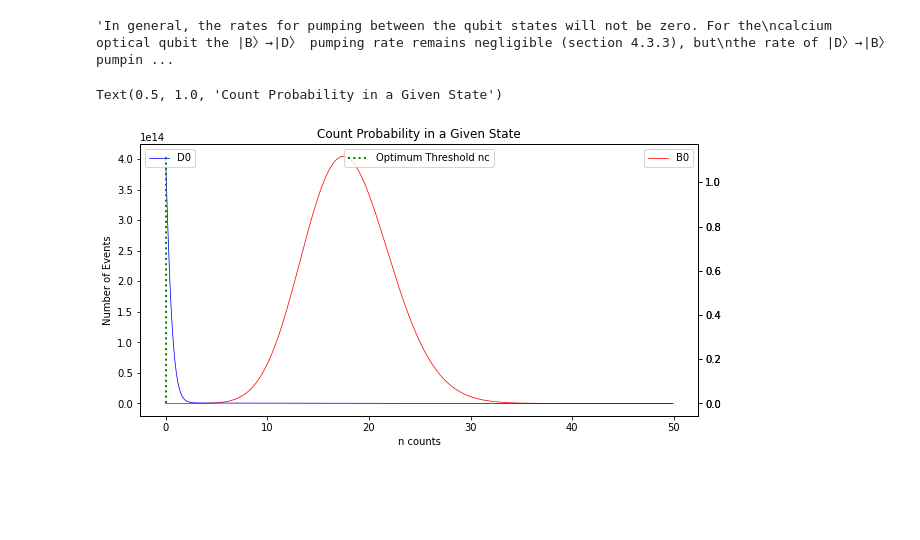
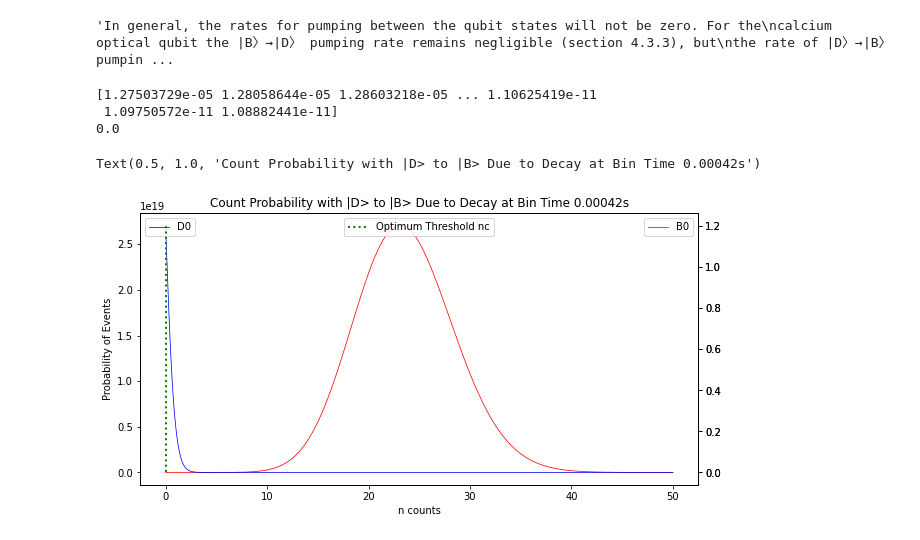
Before and after one commit to seangarn32/Trapped-Ion-Error-Model, a Jupyter notebook: SQR Error Model/Ca40ModelPumping.ipynb, the cells around one changed output. Saved outputs shown, nothing was run; the diff lists cells and outputs as text; code cells hidden in the pictures; blank space fills up the shorter version.

```diff
--- a/SQR Error Model/Ca40ModelPumping.ipynb
+++ b/SQR Error Model/Ca40ModelPumping.ipynb
@@ -48,18 +48,19 @@ def Bo(N, Bmean):
     x = (np.power(Bmean,N)) * (np.exp(Bmean)) / spec.factorial(N)
     return x
 
-def Do(Dmean,N,RB,RD,tb,tau):
+def Do(N, Dmean,RB,RD,tb,tau):
     x = (np.e**(-tb/tau) * ((Dmean)**N) * (np.exp(Dmean)) / spec.factorial(N)) + Xo(N,RB,RD,tb,tau)
     return x
-
-def X_integrand(l,n,RB,RD,tau,tb):
-    return (1/(RB*tau))*np.exp((l-((RD+RB)*tb))/(RB*tau))*np.power(l,n)*np.exp(-l)/spec.factorial(n)
 
 def Xo(N,RB,RD,tb,tau):
     X0 = []
     for n in N:
         X0 = np.append(X0, (integrate.quad(X_integrand, RD*tb, (RB+RD)*tb, args=(n,RB,RD,tau,tb)))[0])
+    print(X0)
     return X0
+
+def X_integrand(l,n,RB,RD,tau,tb):
+    return (1/(RB*tau))*np.exp((l-((RD+RB)*tb))/(RB*tau))*np.power(l,n)*np.exp(-l)/spec.factorial(n)
 # %%
 #Variables
 
@@ -67,67 +68,68 @@ def Xo(N,RB,RD,tb,tau):
 #RB = 55800 s−1
 #RD = 442 s−1
 #tb = 420 us = .00042
-#n = counts
+
 #nc = diferentiation counts
 
-n = 50
-
+#n = counts
+nMax = 50
 #Bright state fluoresence rate
 Rb = 55800
 #Dark state fluoresence rate
 Rd = 442
 #bin time
-tb = .00032
+tb = .00042
+#tau decay time for Ca40
+tau = 1.167
 
-#tau is ?
-tau = .01
-# 0 <= t < tb time where ion decays
-t = tb/2
-l = Rd*tb+(Rb*(tb-t))
-
-step = .1
-N = np.arange(start=0,stop=n,step=step)
+step = .01
+N = np.arange(start=0,stop=nMax,step=step)
 
 #Graphing
 Bmean = Bmean(Rb,Rd,tb)
-BM = np.full(np.int_(n/step),Bmean)
+BM = np.full(np.int_(nMax/step),Bmean)
 Dmean = Dmean(Rd,tb)
-DM = np.full(np.int_(n/step),Dmean)
 
 #n counts in tb from bright
 B0 = Bo(N,BM)
+#print(N)
+#print(B0)
+#n counts in tb from dark
+D0 = Do(N,Dmean,Rb,Rd,tb,tau)
 
-#n counts in tb from dark
-D0 = Do(Dmean,N,Rb,Rd,tb,tau)
-
+#B0 = B0/np.sum(B0)
+#D0 = D0/np.sum(D0)
 #count threshold
 nc = 0
-#minDiff = B0[0]-D0[0]
-#for i, item in enumerate(B0):
-#    diff = B0[i]-D0[i]
-#    if(diff<minDiff):
-#        print(nc)
-#        nc = i
-#        minDiff = diff
-#print(B0)
-#print(D0)
+minDiff = np.abs(B0[0]-D0[0])
+for i, item in enumerate(B0):
+    diff = np.abs(B0[i]-D0[i])
+    #print(diff)
+    if(diff<minDiff):
+        nc = i
+        minDiff = diff
+nc=nc*step
+print(nc)
 
 fig = plt.figure(figsize=(10, 5))
 ax1 = fig.add_subplot(1, 1, 1)
 ax1.plot(N, B0, lw=0.75, c="r", label = "B0")
 ax1.set_ylabel("Number of Events")
 ax1.set_xlabel("n counts")
 ax2 = plt.twinx(ax1)
 ax2.plot(N, D0, lw=0.75, c="b", label = "D0")
 ax3 = plt.twinx(ax1)
 plt.vlines(nc, ymin=0, ymax=np.max(D0), colors='green', ls=':', lw=2, label='Optimum Threshold nc')
 ax1.legend(loc = 'upper right')
 ax2.legend(loc = 'upper left')
 ax3.legend(loc = 'upper center')
-plt.title("Count Probability in a Given State")
+plt.title("Count Probability with |D> to |B> Due to Decay at Bin Time "+ str(tb)+"s")
 # %% [output]
-Text(0.5, 1.0, 'Count Probability in a Given State')
+[1.27503729e-05 1.28058644e-05 1.28603218e-05 ... 1.10625419e-11
+ 1.09750572e-11 1.08882441e-11]
+0.0
+Text(0.5, 1.0, 'Count Probability with |D> to |B> Due to Decay at Bin Time 0.00042s')
-[figure, old version]
+[figure, new version]
 # %%
 #Optimal Time vs Collection Efficiency
 
```
Also changed, not shown: parts of 1 cell of this notebook, 1 other file.
